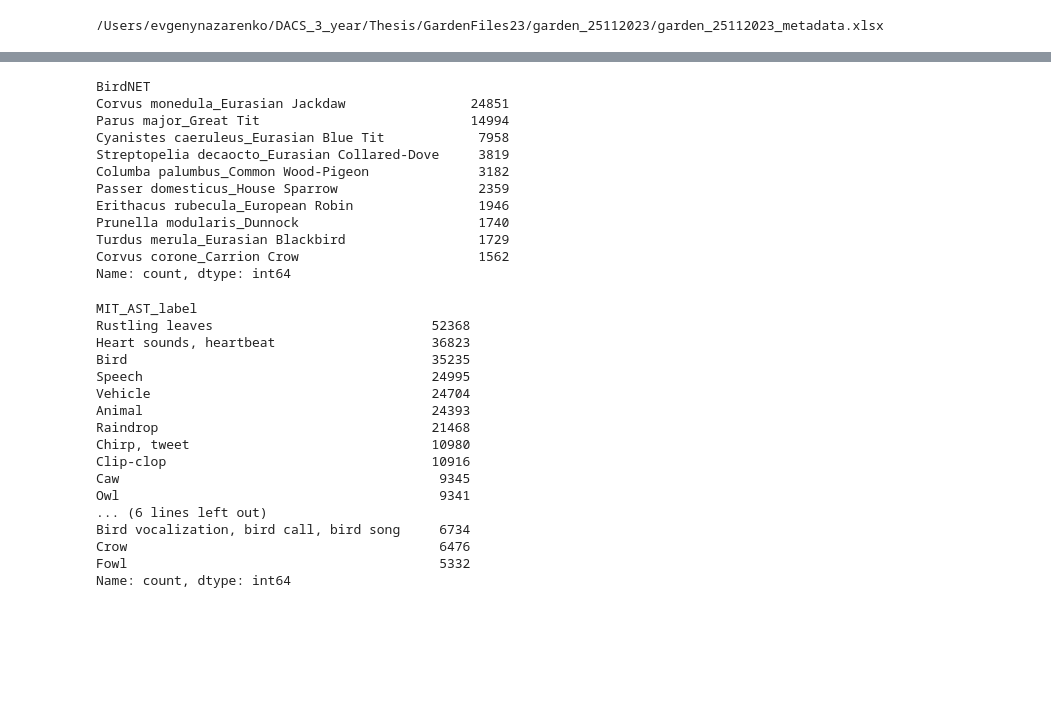
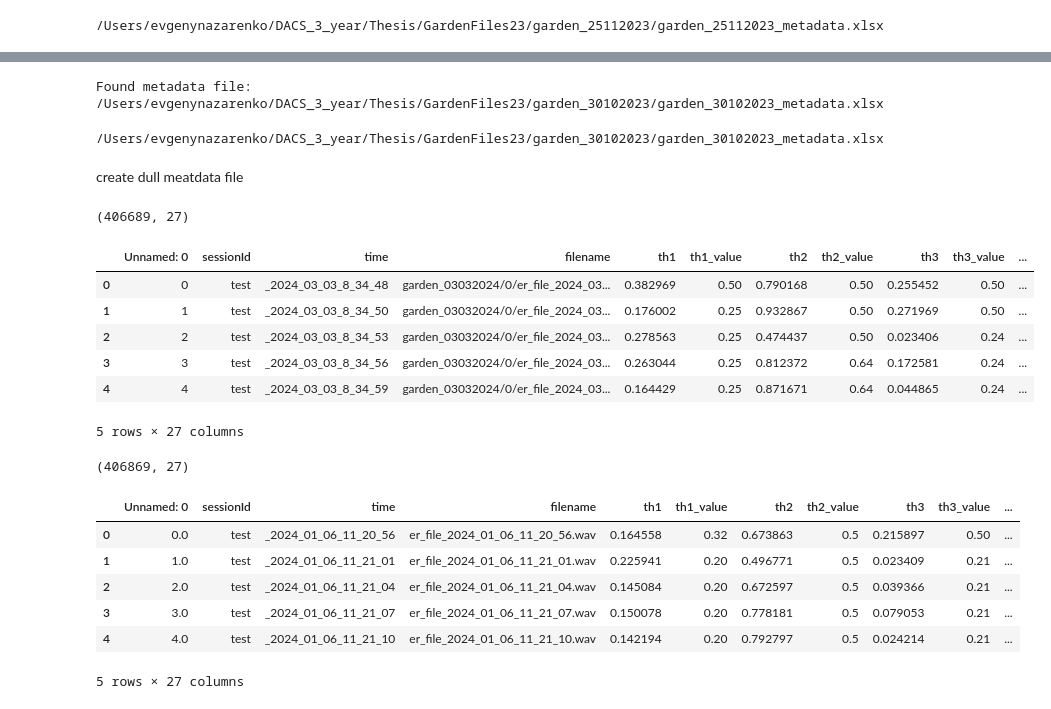
Before and after one commit to Nazar710/BackGardenRecordings, a Jupyter notebook: MIT_AST/garden_MIT_AST.ipynb, the cells around one changed output, grey strips where cells are left out. Saved outputs shown, nothing was run; the diff lists cells and outputs as text; code cells hidden in the pictures; blank space fills up the shorter version.

Commit message:
environment.yml files are added to every notebook. metadata_birdnet_mit_ast_human_detected_columns_18062024.xlsx is added, this file contains all labels to the date.

```diff
--- a/MIT_AST/garden_MIT_AST.ipynb
+++ b/MIT_AST/garden_MIT_AST.ipynb
@@ -888,35 +439,26 @@ ststs_full.head()
-# %%
-ststs_full['BirdNET'].value_counts()[:10]
-# %% [output]
-BirdNET
-Corvus monedula_Eurasian Jackdaw                24851
-Parus major_Great Tit                           14994
-Cyanistes caeruleus_Eurasian Blue Tit            7958
-Streptopelia decaocto_Eurasian Collared-Dove     3819
-Columba palumbus_Common Wood-Pigeon              3182
-Passer domesticus_House Sparrow                  2359
-Erithacus rubecula_European Robin                1946
-Prunella modularis_Dunnock                       1740
-Turdus merula_Eurasian Blackbird                 1729
-Corvus corone_Carrion Crow                       1562
-Name: count, dtype: int64
-# %%
-ststs_full['MIT_AST_label'].value_counts()[:20]
-# %% [output]
-MIT_AST_label
-Rustling leaves                            52368
-Heart sounds, heartbeat                    36823
-Bird                                       35235
-Speech                                     24995
-Vehicle                                    24704
-Animal                                     24393
-Raindrop                                   21468
-Chirp, tweet                               10980
-Clip-clop                                  10916
-Caw                                         9345
-Owl                                         9341
-... (6 lines left out)
-Bird vocalization, bird call, bird song     6734
-Crow                                        6476
-Fowl                                        5332
-Name: count, dtype: int64
+# %%
+# test pipeline
+garden_folder = "/Users/evgenynazarenko/DACS_3_year/Thesis/GardenFiles23/garden_30102023"
+human_labels = list(human['label'])
+mit_ast_pipeline(garden_folder,human_labels)
+# %% [output]
+Found metadata file: /Users/evgenynazarenko/DACS_3_year/Thesis/GardenFiles23/garden_30102023/garden_30102023_metadata.xlsx
+/Users/evgenynazarenko/DACS_3_year/Thesis/GardenFiles23/garden_30102023/garden_30102023_metadata.xlsx
+# %% [markdown]
+create dull meatdata file
+# %%
+# read the metadata file
+df_meta_2504 = pd.read_excel('metadata/garden_concat_metadata_birdnet_labeled_mit_ast_2404.xlsx')
+df_meta_2504.shape
+# %% [output]
+(406689, 27)
+# %%
+df_meta_2504.head()
+# %% [output]
+|  | Unnamed: 0 | sessionId | time | filename | th1 | th1_value | th2 | th2_value | th3 | th3_value | ... |
+| 0 | 0 | test | _2024_03_03_8_34_48 | garden_03032024/0/er_file_2024_03... | 0.382969 | 0.50 | 0.790168 | 0.50 | 0.255452 | 0.50 | ... |
+| 1 | 1 | test | _2024_03_03_8_34_50 | garden_03032024/0/er_file_2024_03... | 0.176002 | 0.25 | 0.932867 | 0.50 | 0.271969 | 0.50 | ... |
+| 2 | 2 | test | _2024_03_03_8_34_53 | garden_03032024/0/er_file_2024_03... | 0.278563 | 0.25 | 0.474437 | 0.50 | 0.023406 | 0.24 | ... |
+| 3 | 3 | test | _2024_03_03_8_34_56 | garden_03032024/0/er_file_2024_03... | 0.263044 | 0.25 | 0.812372 | 0.64 | 0.172581 | 0.24 | ... |
+| 4 | 4 | test | _2024_03_03_8_34_59 | garden_03032024/0/er_file_2024_03... | 0.164429 | 0.25 | 0.871671 | 0.64 | 0.044865 | 0.24 | ... |
+5 rows × 27 columns
@@ -922,0 +482,16 @@ Name: count, dtype: int64
+# %%
+# get metadata from all subfolders of the GardenFiles23 folder
+metadata_human_det_df = get_metadata_files('/Users/evgenynazarenko/DACS_3_year/Thesis/GardenFiles23')
+metadata_human_det_df.shape
+# %% [output]
+(406869, 27)
+# %%
+metadata_human_det_df.head()
+# %% [output]
+|  | Unnamed: 0 | sessionId | time | filename | th1 | th1_value | th2 | th2_value | th3 | th3_value | ... |
+| 0 | 0.0 | test | _2024_01_06_11_20_56 | er_file_2024_01_06_11_20_56.wav | 0.164558 | 0.32 | 0.673863 | 0.5 | 0.215897 | 0.50 | ... |
+| 1 | 1.0 | test | _2024_01_06_11_21_01 | er_file_2024_01_06_11_21_01.wav | 0.225941 | 0.20 | 0.496771 | 0.5 | 0.023409 | 0.21 | ... |
+| 2 | 2.0 | test | _2024_01_06_11_21_04 | er_file_2024_01_06_11_21_04.wav | 0.145084 | 0.20 | 0.672597 | 0.5 | 0.039366 | 0.21 | ... |
+| 3 | 3.0 | test | _2024_01_06_11_21_07 | er_file_2024_01_06_11_21_07.wav | 0.150078 | 0.20 | 0.778181 | 0.5 | 0.079053 | 0.21 | ... |
+| 4 | 4.0 | test | _2024_01_06_11_21_10 | er_file_2024_01_06_11_21_10.wav | 0.142194 | 0.20 | 0.792797 | 0.5 | 0.024214 | 0.21 | ... |
+5 rows × 27 columns
```
Also changed, not shown: parts of 54 cells of this notebook, 14 other files.
